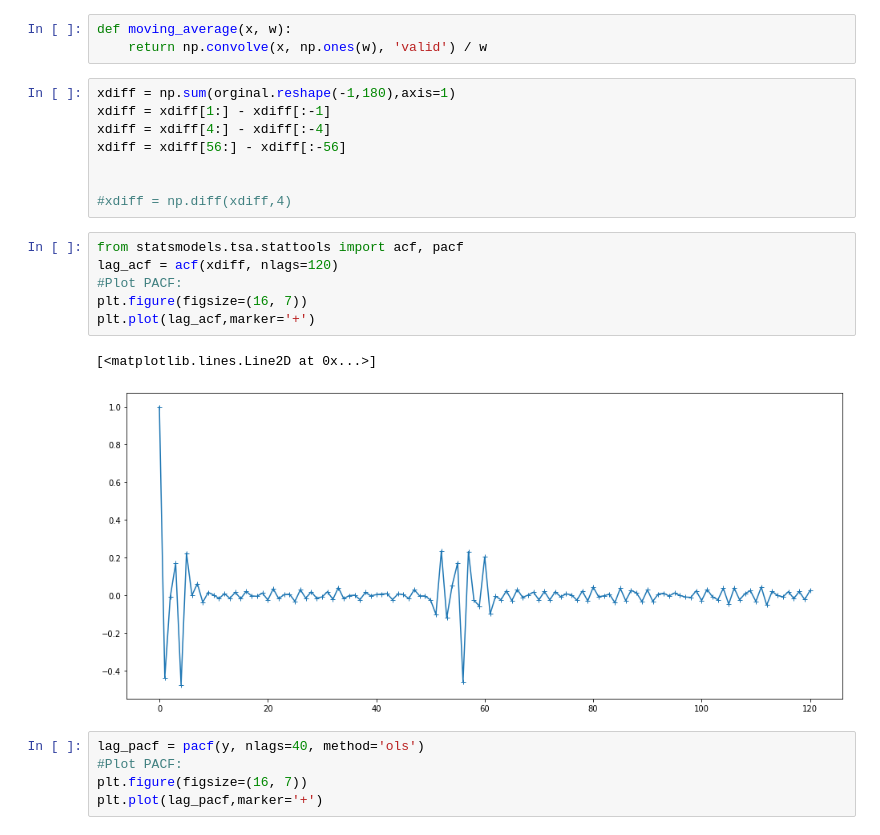
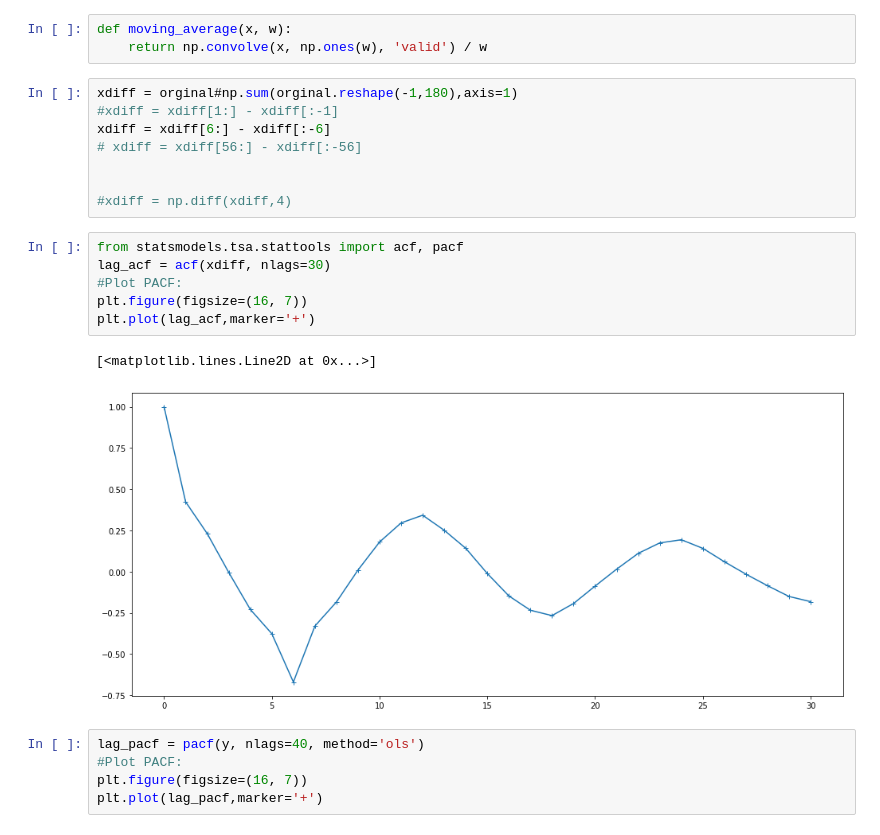
Before and after one commit to jurek1029/HouseholdEnergyPredictor, a Jupyter notebook: Data-LPG-Prep.ipynb, the cells around one changed output. Drawn from its saved outputs; the diff is of its cells as text.

```diff
--- a/Data-LPG-Prep.ipynb
+++ b/Data-LPG-Prep.ipynb
@@ -223,22 +157,22 @@ print(a[:len(a) - len(a)%batch].reshape(-1,batch)[:,:lag])
 def moving_average(x, w):
     return np.convolve(x, np.ones(w), 'valid') / w
 # %%
-xdiff = np.sum(orginal.reshape(-1,180),axis=1)
-xdiff = xdiff[1:] - xdiff[:-1]
-xdiff = xdiff[4:] - xdiff[:-4]
-xdiff = xdiff[56:] - xdiff[:-56]
+xdiff = orginal#np.sum(orginal.reshape(-1,180),axis=1)
+#xdiff = xdiff[1:] - xdiff[:-1]
+xdiff = xdiff[6:] - xdiff[:-6]
+# xdiff = xdiff[56:] - xdiff[:-56]
 
 
 #xdiff = np.diff(xdiff,4)
 # %%
 from statsmodels.tsa.stattools import acf, pacf
-lag_acf = acf(xdiff, nlags=120)
+lag_acf = acf(xdiff, nlags=30)
 #Plot PACF:
 plt.figure(figsize=(16, 7))
 plt.plot(lag_acf,marker='+')
 # %% [output]
 [<matplotlib.lines.Line2D at 0x...>]
-[figure, old version]
+[figure, new version]
 # %%
 lag_pacf = pacf(y, nlags=40, method='ols')
 #Plot PACF:
```
Also changed, not shown: parts of 6 cells of this notebook, 2 other files.
